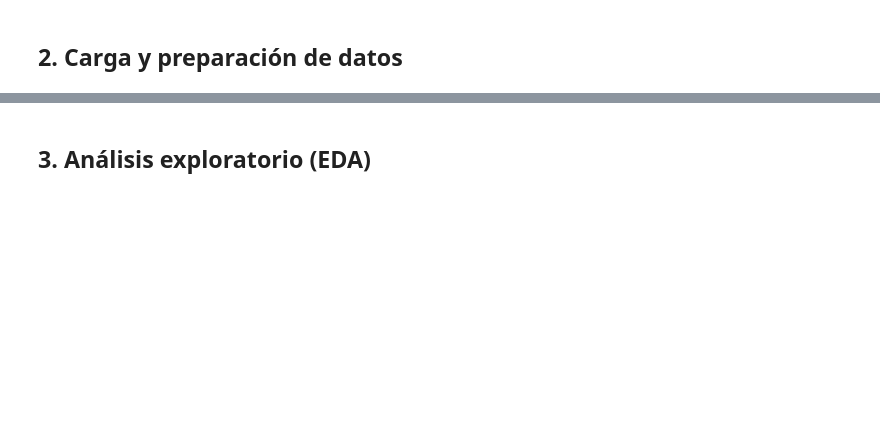
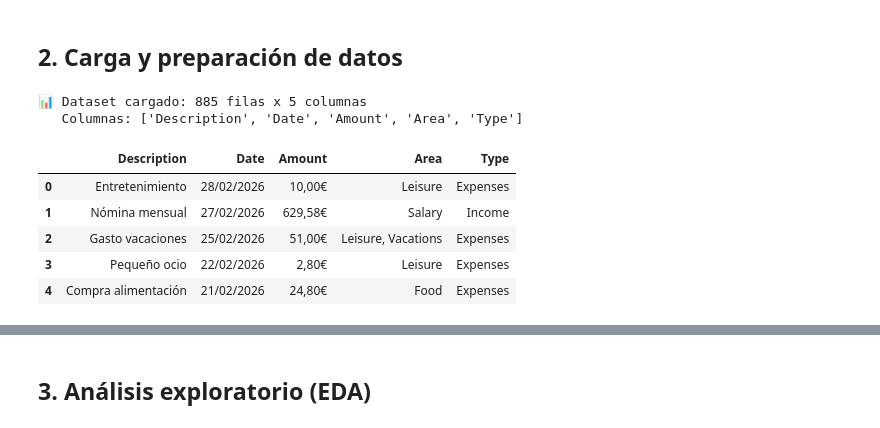
Before and after one commit to Di3g0E/P2_AP-IA, a Jupyter notebook: playground/nlp_expense_classifier.ipynb, the cells around one changed output, grey strips where cells are left out. Drawn from its saved outputs; the diff is of its cells as text; code cells hidden in the pictures; blank space fills up the shorter version.

```diff
--- a/playground/nlp_expense_classifier.ipynb
+++ b/playground/nlp_expense_classifier.ipynb
@@ -50,11 +52,20 @@ print("✅ Librerías cargadas correctamente")
 # %%
 # Ruta al dataset
 DATA_PATH = os.path.join("..", "data", "raw", "db_orig.csv")
 
 df_raw = pd.read_csv(DATA_PATH)
 print(f"📊 Dataset cargado: {df_raw.shape[0]} filas x {df_raw.shape[1]} columnas")
 print(f"   Columnas: {list(df_raw.columns)}")
-df_raw.head(10)
+df_raw.head()
+# %% [output]
+📊 Dataset cargado: 885 filas x 5 columnas
+   Columnas: ['Description', 'Date', 'Amount', 'Area', 'Type']
+|  | Description | Date | Amount | Area | Type |
+| 0 | Entretenimiento | 28/02/2026 | 10,00€ | Leisure | Expenses |
+| 1 | Nómina mensual | 27/02/2026 | 629,58€ | Salary | Income |
+| 2 | Gasto vacaciones | 25/02/2026 | 51,00€ | Leisure, Vacations | Expenses |
+| 3 | Pequeño ocio | 22/02/2026 | 2,80€ | Leisure | Expenses |
+| 4 | Compra alimentación | 21/02/2026 | 24,80€ | Food | Expenses |
 # %%
 # Nos quedamos SOLO con Description y Type
 df = df_raw[["Description", "Type"]].copy()
```
Also changed, not shown: parts of 16 cells of this notebook, 7 other files.
